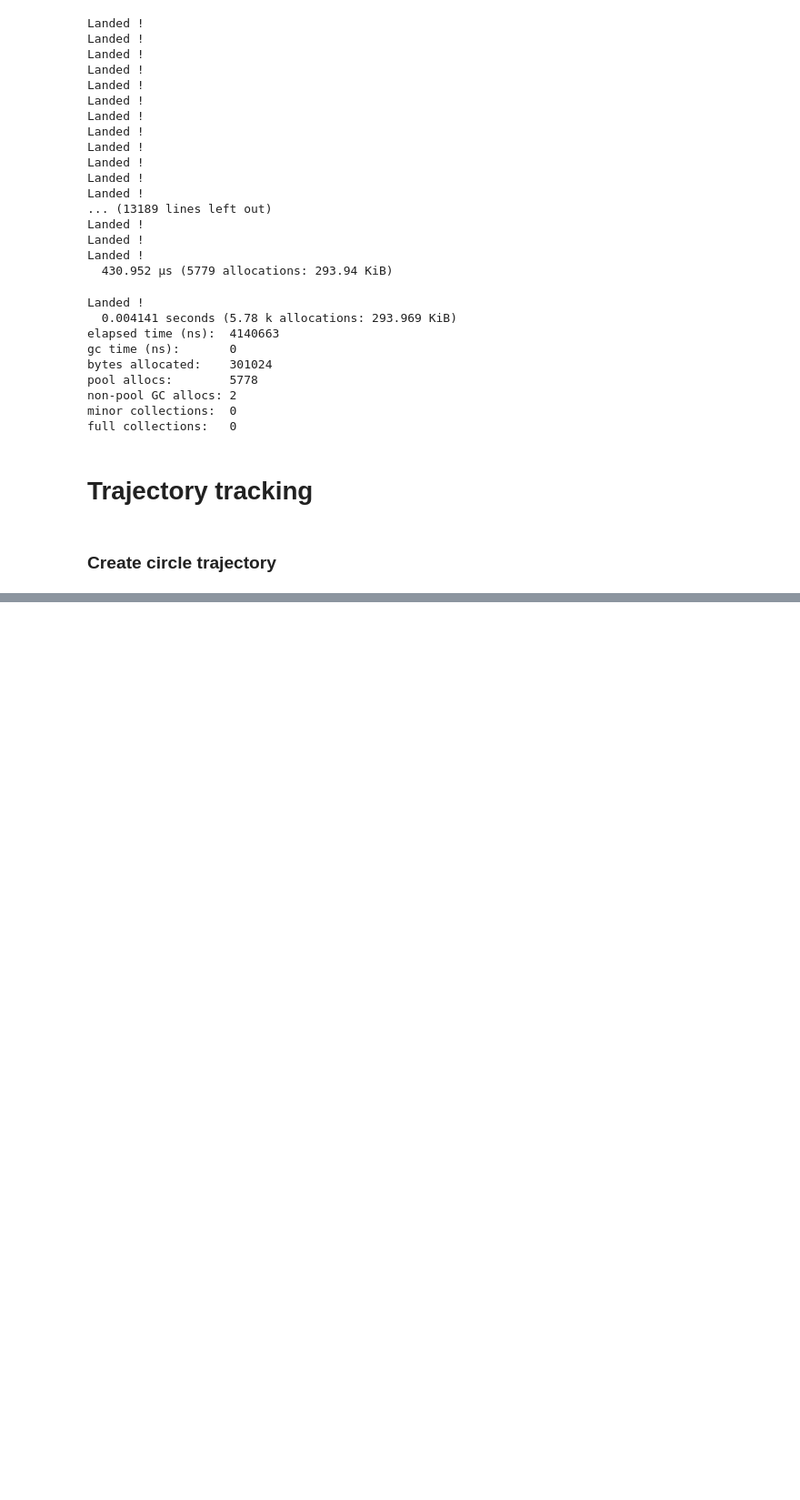
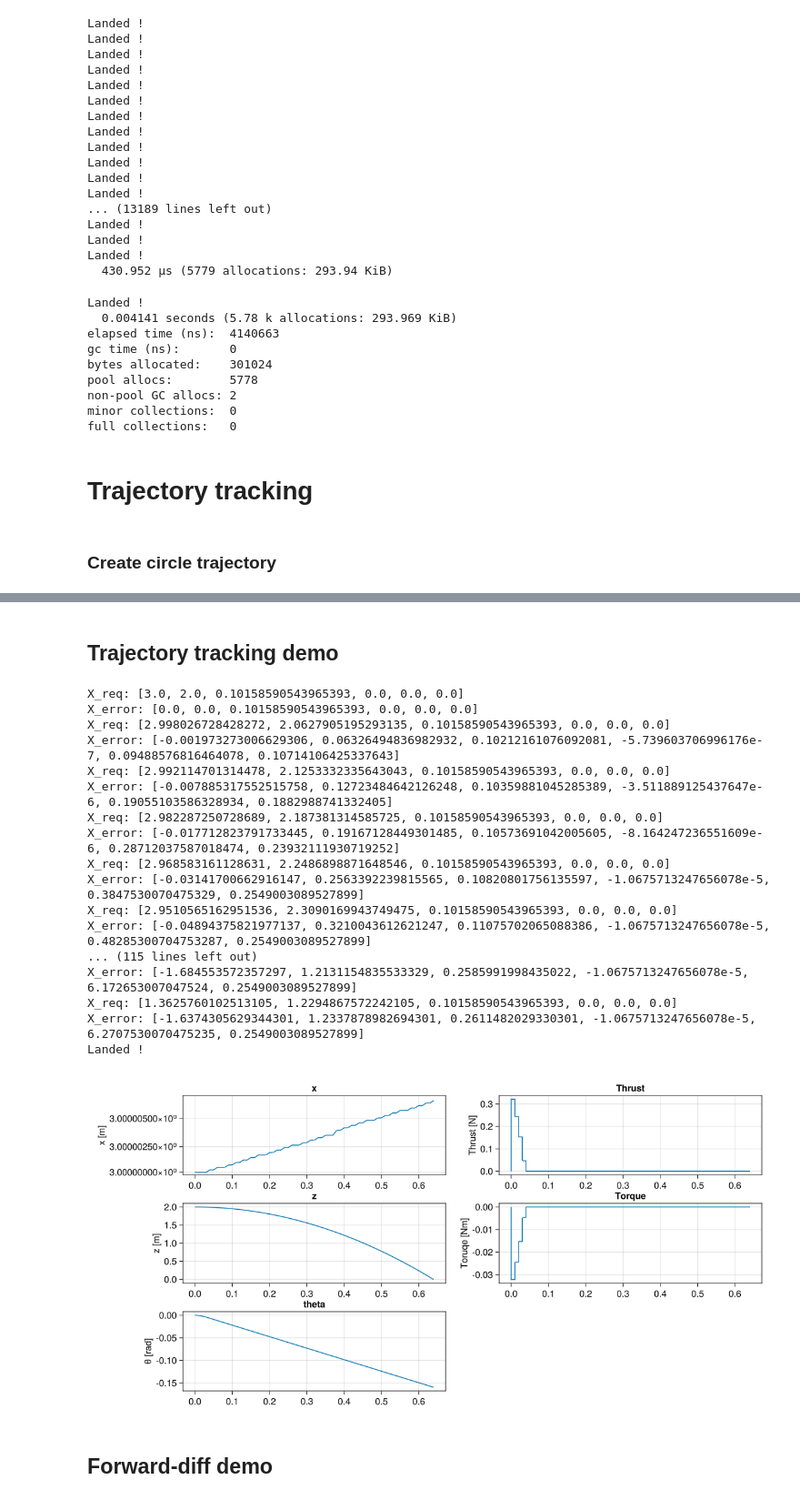
Before and after one commit to sarath-menon/robotics-tutorial-notebooks, a Jupyter notebook: dynamics/julia/demos/quad_2d/quad_2d_diffeq.ipynb, the cells around one changed output, grey strips where cells are left out. Shown at 91% size. Cells and saved outputs as stored; diff of their text form; code cells hidden in the pictures; blank space fills up the shorter version.

```diff
--- a/dynamics/julia/demos/quad_2d/quad_2d_diffeq.ipynb
+++ b/dynamics/julia/demos/quad_2d/quad_2d_diffeq.ipynb
@@ -273,0 +289,77 @@ GLMakie.Screen(...)
+# %% [markdown]
+## Trajectory tracking demo
+# %%
+control_cb = PeriodicCallback(sim_params.Ts, initial_affect=true) do integrator
+    p = integrator.p    # Extract the parameter object from the integrator
+    nx = 6
+
+    # Extract the parameters
+    (; m, g, l, I_xx, safety_box, K) = params
+
+    # Extract the state
+    X = integrator.u[1:sim_params.nx]
+
+    # compute trajectory tracking error
+    X_req = generate_circle_trajectory(circle_trajec_params, integrator.t)
+
+    X_error = X_req - X
+
+    # println("X_req: $(X_req)")
+    # println("X_error: $(X_error)")
+
+    # compute control input
+    U = - K * X_error
+
+    f_1 = U[1]
+    f_2 = U[2]
+
+    # constrain the control input
+    f_1 = clamp(f_1, quad_obj.motor_left.thrust_min, quad_obj.motor_left.thrust_max)
+    f_2 = clamp(f_2, quad_obj.motor_right.thrust_min, quad_obj.motor_right.thrust_max)
+
+    # println("Control: $(U)")
+
+    #Update the control-signal
+    integrator.u[sim_params.nx+1:end] .= SA_F64[f_1, f_2]
+end
+
+# parameters
+params = (; m=quad_obj.m, g=-9.81, l=quad_obj.L, I_xx = 0.003, safety_box = safety_box, K=K)
+
+#Initial Conditions
+X₀ = Pose2D(3,2,0,0,0,0)
+
+tspan = (0.0, 10.0);
+
+initial_state = [X₀.y, X₀.z, X₀.θ, X₀.ẏ, X₀.ż, X₀.θ̇]; # state
+u₀ = [0,0]; # control
+
+initial_conditions = vcat(initial_state,u₀)
+
+#Pass to solvers
+cb_set = CallbackSet(control_cb,cb)
+prob = ODEProblem(quad_2d, initial_conditions, tspan, params, callback=cb_set);
+sol = solve(prob, Tsit5(), abstol=1e-8, reltol=1e-8, save_everystep = false);
+
+quad_2d_plot_normal(sol)
+# %% [output]
+X_req: [3.0, 2.0, 0.10158590543965393, 0.0, 0.0, 0.0]
+X_error: [0.0, 0.0, 0.10158590543965393, 0.0, 0.0, 0.0]
+X_req: [2.998026728428272, 2.0627905195293135, 0.10158590543965393, 0.0, 0.0, 0.0]
+X_error: [-0.001973273006629306, 0.06326494836982932, 0.10212161076092081, -5.739603706996176e-7, 0.09488576816464078, 0.10714106425337643]
+X_req: [2.992114701314478, 2.1253332335643043, 0.10158590543965393, 0.0, 0.0, 0.0]
+X_error: [-0.007885317552515758, 0.12723484642126248, 0.10359881045285389, -3.511889125437647e-6, 0.19055103586328934, 0.1882988741332405]
+X_req: [2.982287250728689, 2.187381314585725, 0.10158590543965393, 0.0, 0.0, 0.0]
+X_error: [-0.017712823791733445, 0.19167128449301485, 0.10573691042005605, -8.164247236551609e-6, 0.28712037587018474, 0.23932111930719252]
+X_req: [2.968583161128631, 2.2486898871648546, 0.10158590543965393, 0.0, 0.0, 0.0]
+X_error: [-0.03141700662916147, 0.2563392239815565, 0.10820801756135597, -1.0675713247656078e-5, 0.3847530070475329, 0.2549003089527899]
+X_req: [2.9510565162951536, 2.3090169943749475, 0.10158590543965393, 0.0, 0.0, 0.0]
+X_error: [-0.04894375821977137, 0.3210043612621247, 0.11075702065088386, -1.0675713247656078e-5, 0.48285300704753287, 0.2549003089527899]
+... (115 lines left out)
+X_error: [-1.684553572357297, 1.2131154835533329, 0.2585991998435022, -1.0675713247656078e-5, 6.172653007047524, 0.2549003089527899]
+X_req: [1.3625760102513105, 1.2294867572242105, 0.10158590543965393, 0.0, 0.0, 0.0]
+X_error: [-1.6374305629344301, 1.2337878982694301, 0.2611482029330301, -1.0675713247656078e-5, 6.2707530070475235, 0.2549003089527899]
+Landed !
+[figure, added]
+# %% [markdown]
+## Forward-diff demo
```
Also changed, not shown: parts of 6 cells of this notebook, 1 other file.
